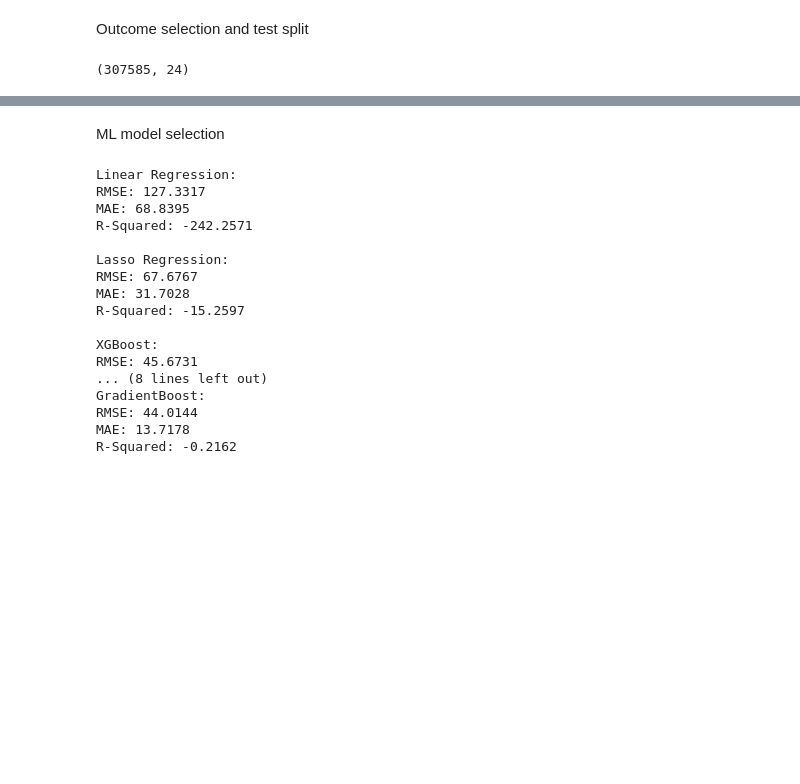
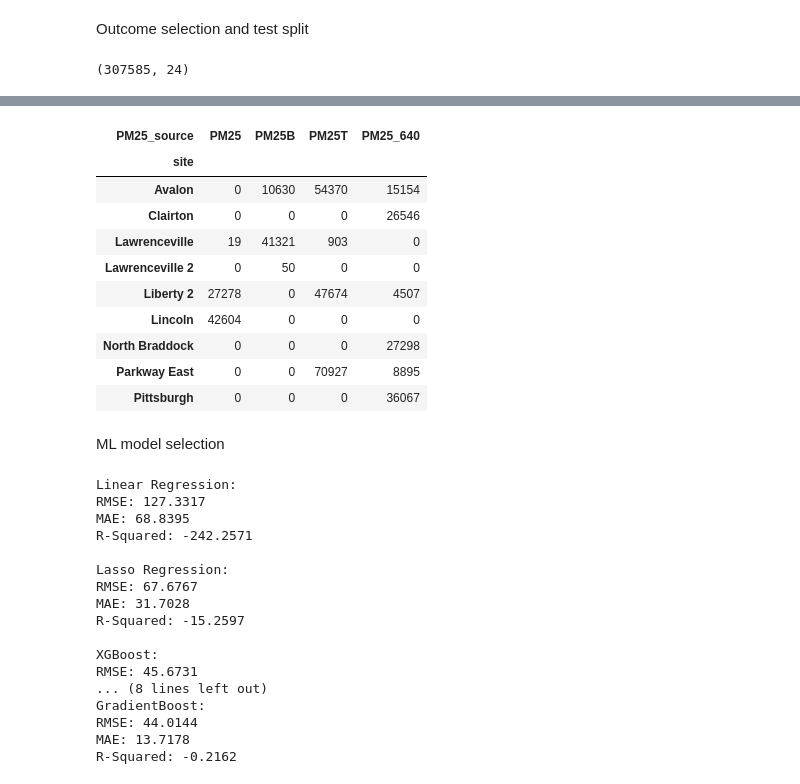
Before and after one commit to niikpakpobrown/90803-Air-Quality-Project, a Jupyter notebook: initial_work/aq_models_validation.ipynb, the cells around one changed output, grey strips where cells are left out. Saved outputs shown, nothing was run; the diff lists cells and outputs as text; code cells hidden in the pictures; blank space fills up the shorter version.

```diff
--- a/initial_work/aq_models_validation.ipynb
+++ b/initial_work/aq_models_validation.ipynb
@@ -200,3 +242,18 @@ X_train, X_test, y_train, y_test = train_test_split(X, y, random_state=100)
+# %%
+pd.crosstab(hourly_feat2['year'], hourly_feat2['PM25_source'])
+pd.crosstab(hourly_feat2['site'], hourly_feat2['PM25_source'])
+# %% [output]
+| PM25_source | PM25 | PM25B | PM25T | PM25_640 |
+| site |  |  |  |  |
+| Avalon | 0 | 10630 | 54370 | 15154 |
+| Clairton | 0 | 0 | 0 | 26546 |
+| Lawrenceville | 19 | 41321 | 903 | 0 |
+| Lawrenceville 2 | 0 | 50 | 0 | 0 |
+| Liberty 2 | 27278 | 0 | 47674 | 4507 |
+| Lincoln | 42604 | 0 | 0 | 0 |
+| North Braddock | 0 | 0 | 0 | 27298 |
+| Parkway East | 0 | 0 | 70927 | 8895 |
+| Pittsburgh | 0 | 0 | 0 | 36067 |
 # %% [markdown]
 ML model selection
 # %%
```
Also changed, not shown: parts of 5 cells of this notebook.
